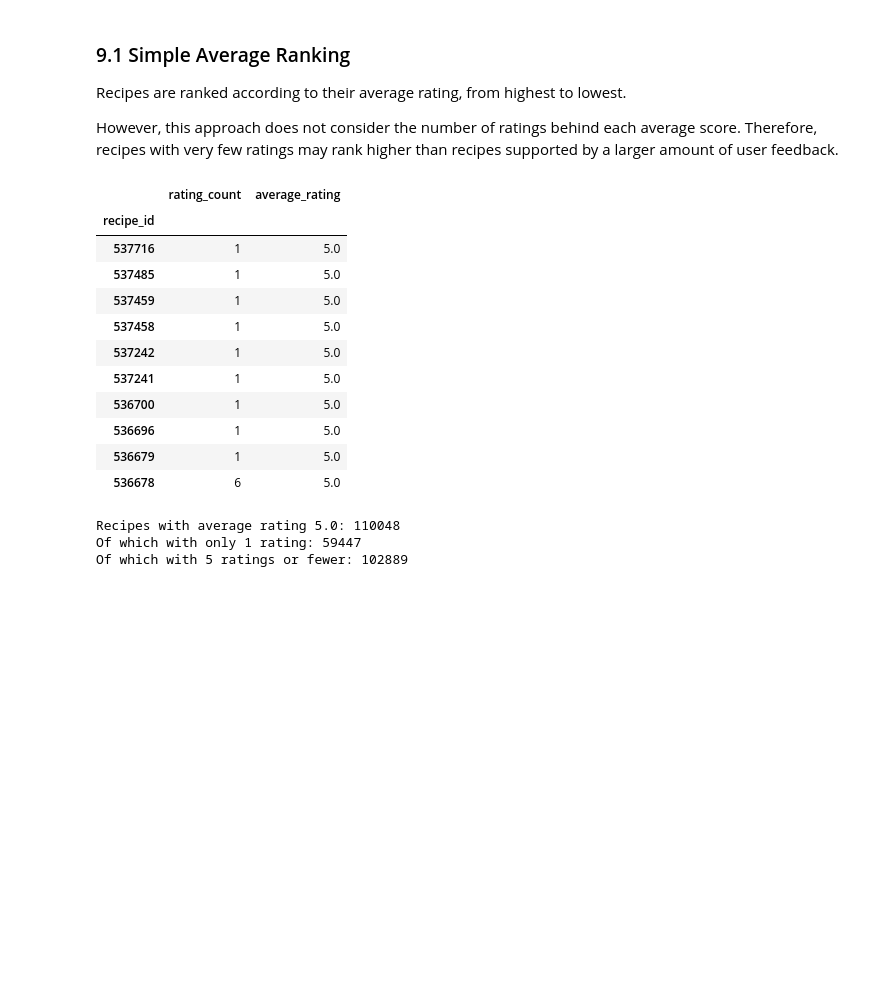
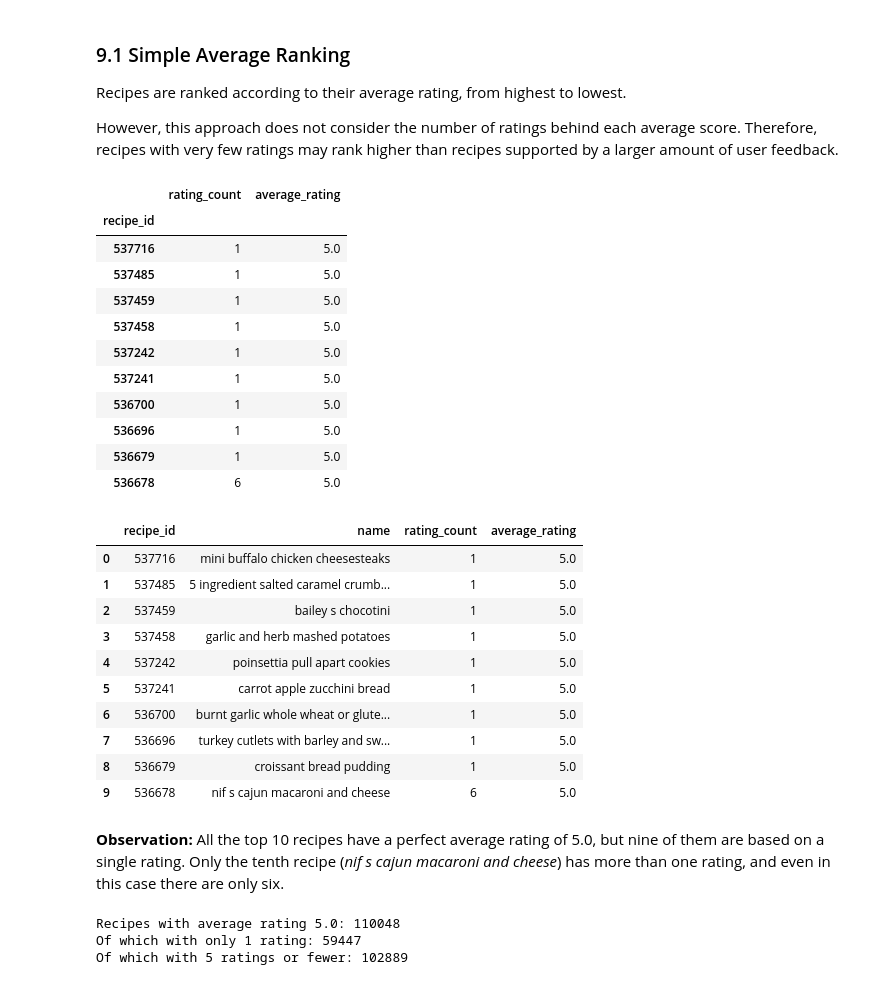
Before and after one commit to colosifederica2004-lgtm/rate_my_recipe, a Jupyter notebook: notebooks/01_dataset_exploration.ipynb, the cells around one changed output. Drawn from its saved outputs; the diff is of its cells as text; code cells hidden in the pictures; blank space fills up the shorter version.

```diff
--- a/notebooks/01_dataset_exploration.ipynb
+++ b/notebooks/01_dataset_exploration.ipynb
@@ -399,26 +419,48 @@ However, this approach does not consider the number of ratings behind each avera
 # %%
 
 # Sort recipes by average rating in descending order
 simple_ranking = recipe_stats.sort_values(
     by="average_rating",
     ascending=False
 )
 
 # Display the top 10 recipes
 display(simple_ranking.head(10))
+
+# Add the recipe names to the top 10 of the simple average ranking
+top_simple_named = (
+    simple_ranking.head(10)
+    .reset_index()
+    .merge(recipes[["id", "name"]], left_on="recipe_id", right_on="id", how="left")
+)
+
+display(top_simple_named[["recipe_id", "name", "rating_count", "average_rating"]])
 # %% [output]
 |  | rating_count | average_rating |
 | recipe_id |  |  |
 | 537716 | 1 | 5.0 |
 | 537485 | 1 | 5.0 |
 | 537459 | 1 | 5.0 |
 | 537458 | 1 | 5.0 |
 | 537242 | 1 | 5.0 |
 | 537241 | 1 | 5.0 |
 | 536700 | 1 | 5.0 |
 | 536696 | 1 | 5.0 |
 | 536679 | 1 | 5.0 |
 | 536678 | 6 | 5.0 |
+|  | recipe_id | name | rating_count | average_rating |
+| 0 | 537716 | mini buffalo chicken cheesesteaks | 1 | 5.0 |
+| 1 | 537485 | 5 ingredient salted caramel crumb... | 1 | 5.0 |
+| 2 | 537459 | bailey s chocotini | 1 | 5.0 |
+| 3 | 537458 | garlic and herb mashed potatoes | 1 | 5.0 |
+| 4 | 537242 | poinsettia pull apart cookies | 1 | 5.0 |
+| 5 | 537241 | carrot apple zucchini bread | 1 | 5.0 |
+| 6 | 536700 | burnt garlic whole wheat or glute... | 1 | 5.0 |
+| 7 | 536696 | turkey cutlets with barley and sw... | 1 | 5.0 |
+| 8 | 536679 | croissant bread pudding | 1 | 5.0 |
+| 9 | 536678 | nif s cajun macaroni and cheese | 6 | 5.0 |
+# %% [markdown]
+**Observation:** All the top 10 recipes have a perfect average rating of 5.0, but nine of them are based on a single rating. Only the tenth recipe (*nif s cajun macaroni and cheese*) has more than one rating, and even in this case there are only six.
 # %%
 # Recipes with a perfect average rating
 perfect = recipe_stats[recipe_stats["average_rating"] == 5.0]
```
Also changed, not shown: parts of 13 cells of this notebook.
